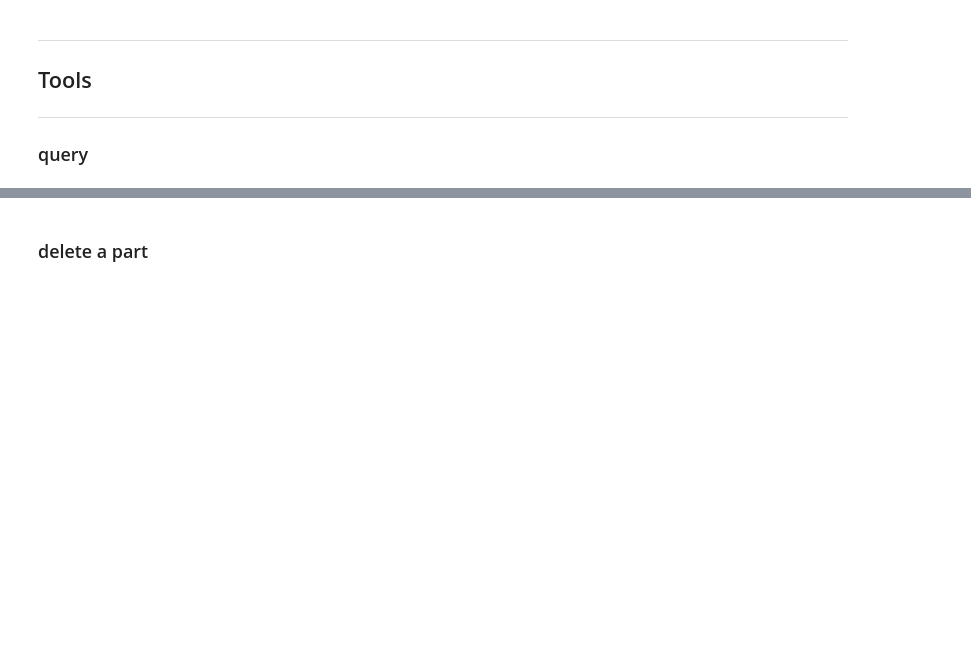
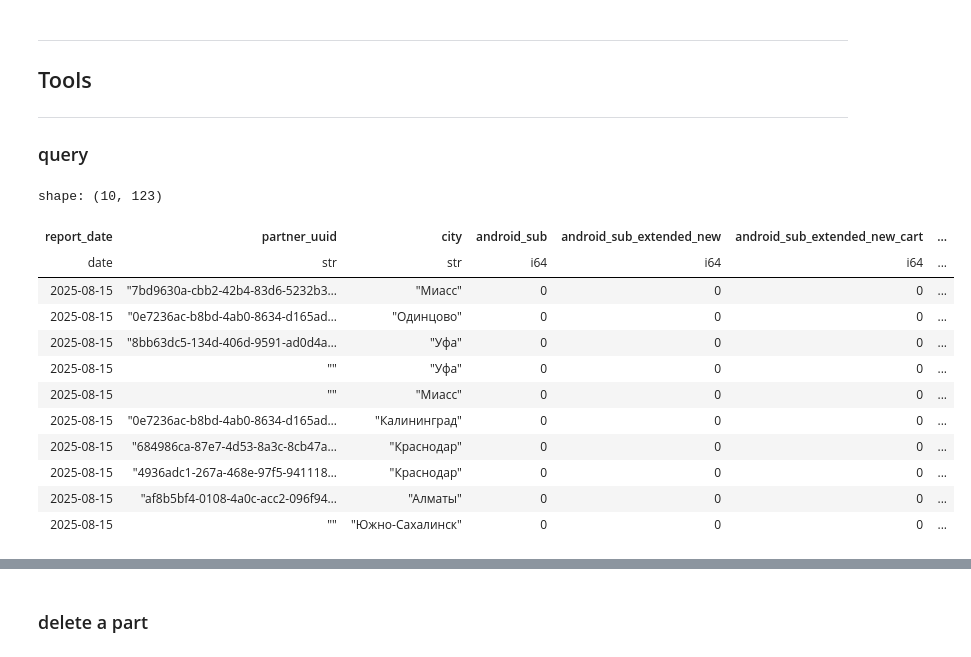
Before and after one commit to sputnik-systems/analytics, a Jupyter notebook: Clickhouse/mobile_report_total/mobile_report_total/mobile_report_total.ipynb, the cells around one changed output, grey strips where cells are left out. Drawn from its saved outputs; the diff is of its cells as text; code cells hidden in the pictures; blank space fills up the shorter version.

```diff
--- a/Clickhouse/mobile_report_total/mobile_report_total/mobile_report_total.ipynb
+++ b/Clickhouse/mobile_report_total/mobile_report_total/mobile_report_total.ipynb
@@ -371,6 +379,30 @@ ___
 ## Tools
 ___
 ### query
+# %%
+query_text = """--sql
+    SELECT
+        *
+    FROM db1.mobile_report_total
+    ORDER BY report_date desc
+    limit 10
+    """
+
+ch.query_run(query_text)
+# %% [output]
+shape: (10, 123)
+| report_date | partner_uuid | city | android_sub | android_sub_extended_new | android_sub_extended_new_cart | ... |
+| date | str | str | i64 | i64 | i64 | ... |
+| 2025-08-15 | "7bd9630a-cbb2-42b4-83d6-5232b3… | "Миасс" | 0 | 0 | 0 | ... |
+| 2025-08-15 | "0e7236ac-b8bd-4ab0-8634-d165ad… | "Одинцово" | 0 | 0 | 0 | ... |
+| 2025-08-15 | "8bb63dc5-134d-406d-9591-ad0d4a… | "Уфа" | 0 | 0 | 0 | ... |
+| 2025-08-15 | "" | "Уфа" | 0 | 0 | 0 | ... |
+| 2025-08-15 | "" | "Миасс" | 0 | 0 | 0 | ... |
+| 2025-08-15 | "0e7236ac-b8bd-4ab0-8634-d165ad… | "Калининград" | 0 | 0 | 0 | ... |
+| 2025-08-15 | "684986ca-87e7-4d53-8a3c-8cb47a… | "Краснодар" | 0 | 0 | 0 | ... |
+| 2025-08-15 | "4936adc1-267a-468e-97f5-941118… | "Краснодар" | 0 | 0 | 0 | ... |
+| 2025-08-15 | "af8b5bf4-0108-4a0c-acc2-096f94… | "Алматы" | 0 | 0 | 0 | ... |
+| 2025-08-15 | "" | "Южно-Сахалинск" | 0 | 0 | 0 | ... |
 # %%
 query_text = """--sql
     SELECT
```
Also changed, not shown: parts of 4 cells of this notebook, 42 other files.
